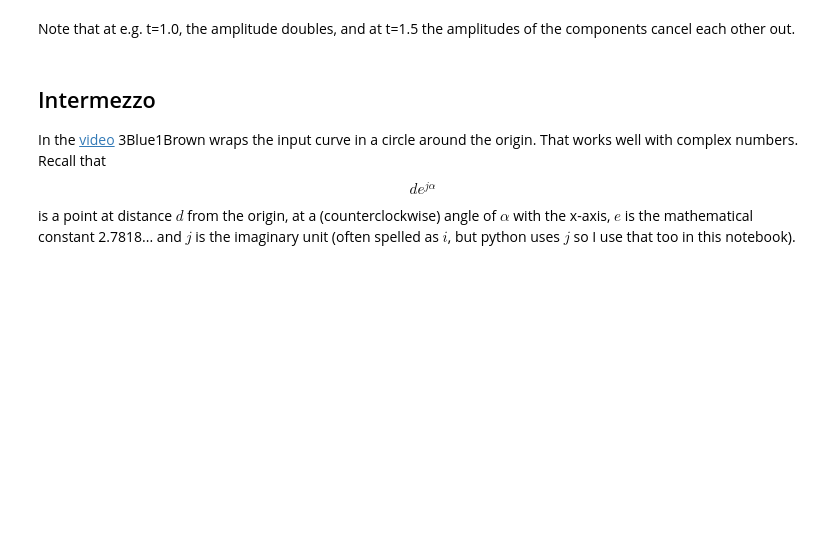
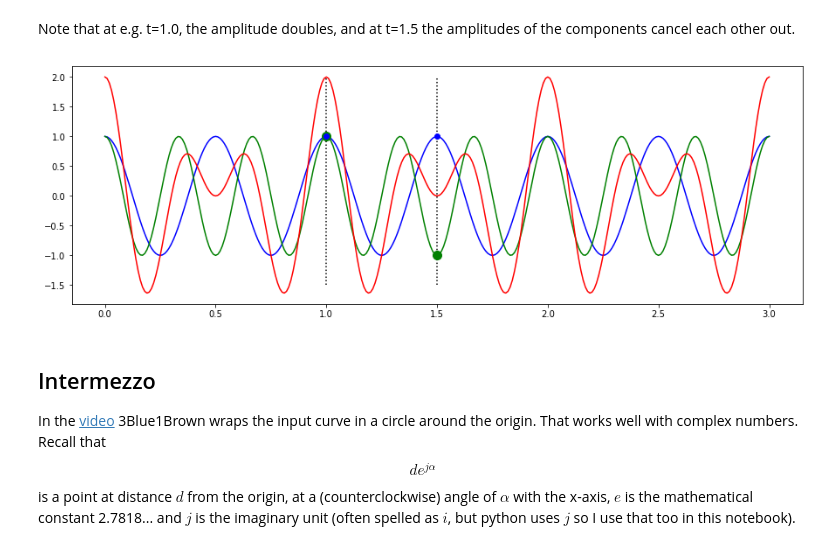
Before and after one commit to maarten-pennings/Fourier, a Jupyter notebook: Fourier.ipynb, the cells around one changed output. Cells and saved outputs as stored; diff of their text form; code cells hidden in the pictures; blank space fills up the shorter version.

```diff
--- a/Fourier.ipynb
+++ b/Fourier.ipynb
@@ -46,6 +58,28 @@ plt.plot( t3s, gs, 'r-');
 [figure]
 # %% [markdown]
 Note that at e.g. t=1.0, the amplitude doubles, and at t=1.5 the amplitudes of the components cancel each other out.
+# %%
+# new series for g2 and g3 stretching to 3 seconds
+g2s = [ g2(t) for t in t3s ]
+g3s = [ g3(t) for t in t3s ]
+
+# make figure wide
+fig = plt.figure(figsize=(15,5))
+
+# draw the three graphs
+plt.plot( t3s, g2s, 'b-')
+plt.plot( t3s, g3s, 'g-')
+plt.plot( t3s, gs, 'r-')
+
+# draw dashed lines at t=1.0 and t=1.5
+plt.plot( [1.0,1.0], [-1.5,+2.0], 'k:')
+plt.plot( [1.5,1.5], [-1.5,+2.0], 'k:')
+
+# draw markers for g2 and g3
+plt.plot( [1.0,1.5], [g3(1.0),g3(1.5)], 'go', markersize=10)
+plt.plot( [1.0,1.5], [g2(1.0),g2(1.5)], 'bo');
+# %% [output]
+[figure, added]
 # %% [markdown]
 ## Intermezzo
 
```
Also changed, not shown: parts of 11 cells of this notebook.
